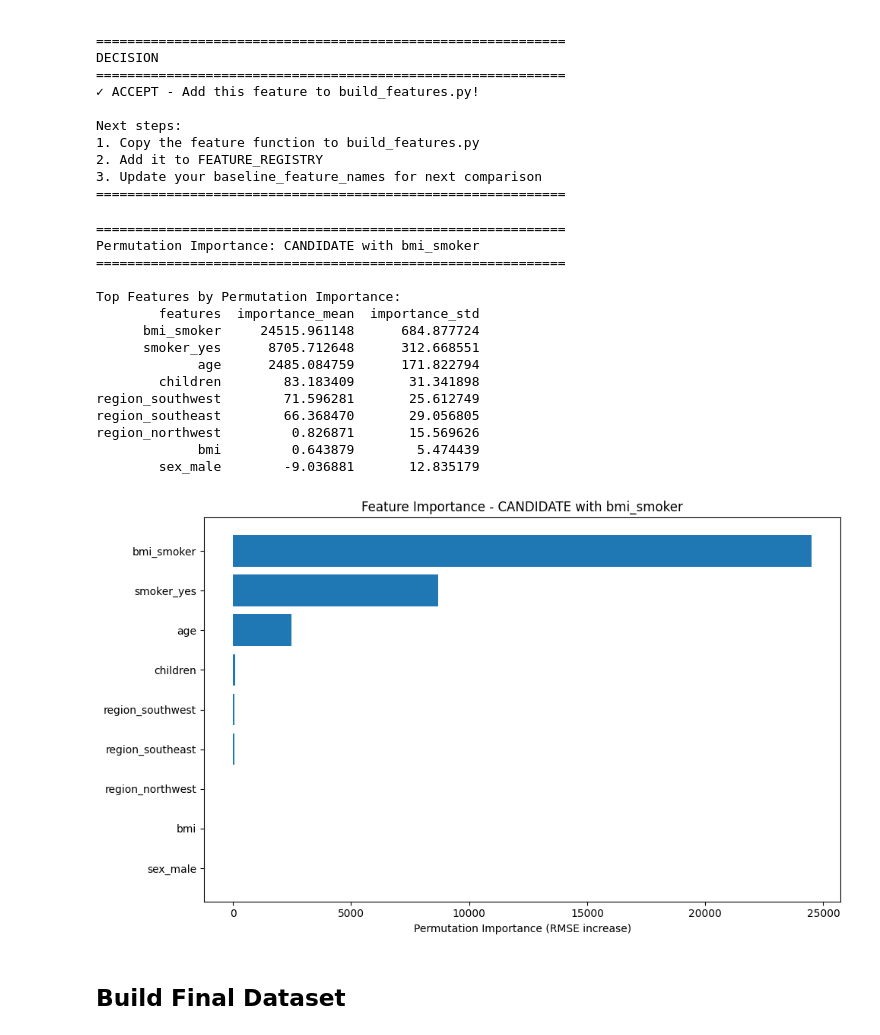
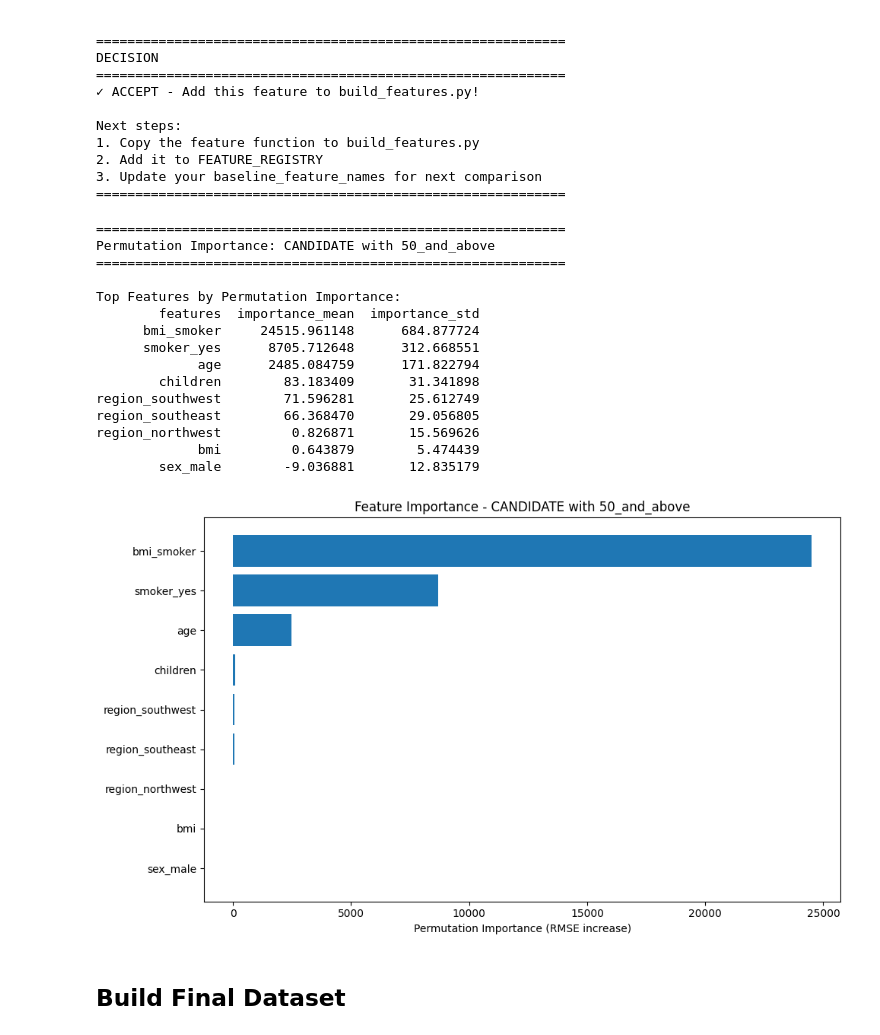
Before and after one commit to lokkenchan/linear_regression_001, a Jupyter notebook: notebooks/02_feature_engineering.ipynb, the cells around one changed output. Saved outputs shown, nothing was run; the diff lists cells and outputs as text; code cells hidden in the pictures.

Commit message:
Tested 50_and_above feature

```diff
--- a/notebooks/02_feature_engineering.ipynb
+++ b/notebooks/02_feature_engineering.ipynb
@@ -88,8 +88,7 @@ def build_prototype_features(df):
     # features['log_bmi'] = np.log1p(df['bmi'])
 
     # Polynomial features
-    features['age_sq'] = df['age'] ** 2
-
+    # features['age_sq'] = df['age']**2
     # Interaction terms
     features['bmi_smoker'] = df['bmi'] * (df['smoker']=='yes').astype(int)
 
@@ -98,6 +97,8 @@ def build_prototype_features(df):
     # features['southeast'] = (df['region']=='southeast').astype(int)
 
     # Age bins
+    # features['50_and_above'] = (df['age']>=50).astype(int)
+
     # BMI categories
 
     return features
@@ -115,7 +116,7 @@ def select_features(df, feature_names):
 baseline_feature_names = ["age", "bmi", "children", "smoker", "region", "sex"]
 
 # Candidate: add new features you want to test
-candidate_feature_names = ["age", "bmi", "sex", "smoker", "children", "region", "age_sq", "bmi_smoker"]
+candidate_feature_names = ["age", "bmi", "sex", "smoker", "children", "region", "bmi_smoker"]
 # %% [markdown]
 ### Pre-processor: Linearity, VIF, and Correlation Check
 # %%
@@ -377,6 +383,10 @@ Next steps:
 # ================================================================
 # STEP 9: Permutation Importance Analysis
 # ================================================================
+
+# Set label for model difference -- Candidate has what compared to baseline features?
+label = "CANDIDATE with 50_and_above"
+
 
 def evaluate_permutation_importance(feature_names, label = "Model", n_repeats = 10):
     """
@@ -490,36 +500,38 @@ def evaluate_permutation_importance(feature_names, label = "Model", n_repeats =
     # yticks is used to replace the position labels with the actual feature names
     plt.yticks(range(len(importances_df)),importances_df.features)
     plt.xlabel('Permutation Importance (RMSE increase)')
     plt.title(f'Feature Importance - {label}')
     # Importances are then reversed, so .invert_yaxis() is applied
     plt.gca().invert_yaxis()
     plt.tight_layout()
     plt.show()
 
     return {
         'importance_df':importances_df,
         'raw_importances':perm_importance.importances,
         'features':feature_names_out
     }
 
-results = evaluate_permutation_importance(candidate_feature_names,"CANDIDATE with bmi_smoker", n_repeats=10)
+
+# Label for results is set at the top of this cell
+results = evaluate_permutation_importance(candidate_feature_names, label, n_repeats=10)
 # %% [output]
 ============================================================
-Permutation Importance: CANDIDATE with bmi_smoker
+Permutation Importance: CANDIDATE with 50_and_above
 ============================================================
 
 Top Features by Permutation Importance:
         features  importance_mean  importance_std
       bmi_smoker     24515.961148      684.877724
       smoker_yes      8705.712648      312.668551
              age      2485.084759      171.822794
         children        83.183409       31.341898
 region_southwest        71.596281       25.612749
 region_southeast        66.368470       29.056805
 region_northwest         0.826871       15.569626
              bmi         0.643879        5.474439
         sex_male        -9.036881       12.835179
-[figure, old version]
+[figure, new version]
 # %%
 # Interpretation:
 # ===========================
```
Also changed, not shown: parts of 7 cells of this notebook, 2 other files.
